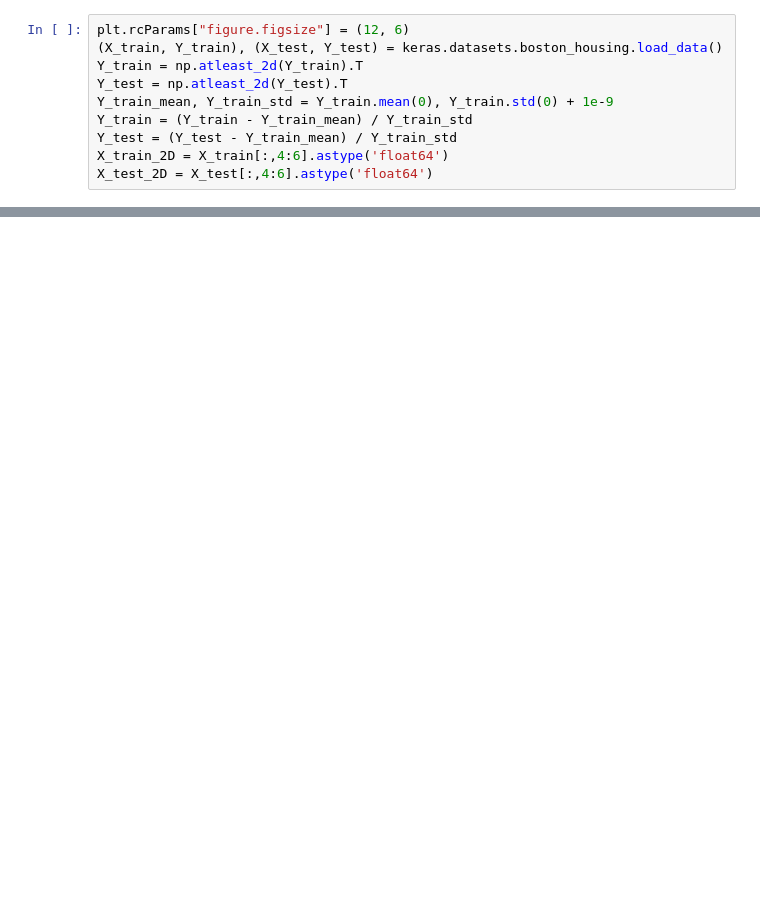
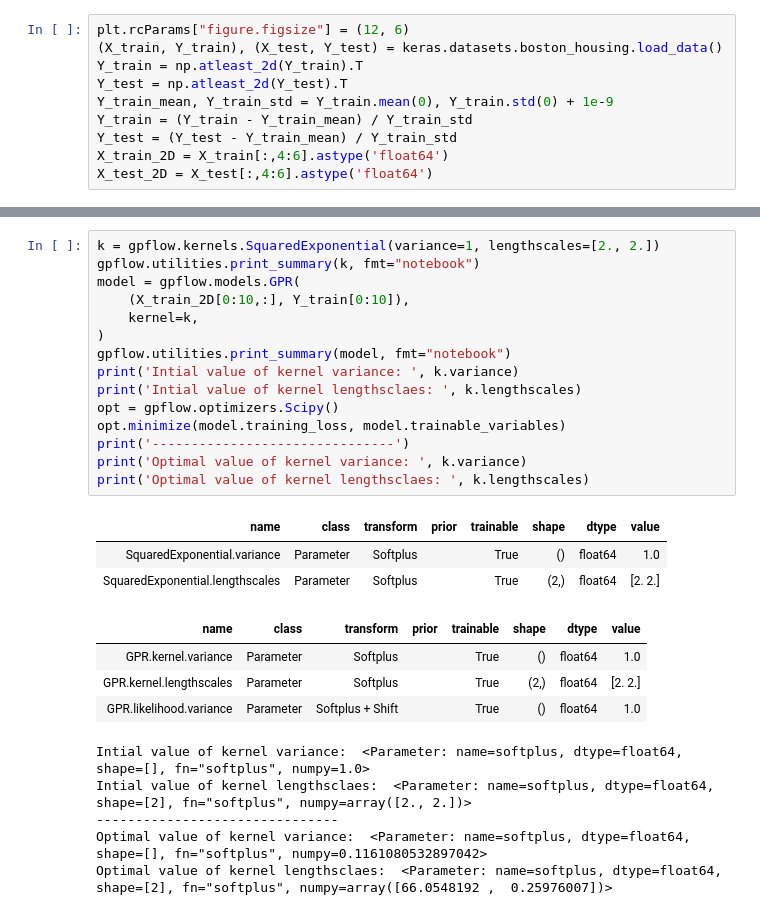
Before and after one commit to mattyred/BSGP_Automatic_Independence_Determination, a Jupyter notebook: kernel.ipynb, the cells around one changed output, grey strips where cells are left out. Drawn from its saved outputs; the diff is of its cells as text; blank space fills up the shorter version.

```diff
--- a/kernel.ipynb
+++ b/kernel.ipynb
@@ -136,0 +147,28 @@ ValueError: in user code:
+# %%
+k = gpflow.kernels.SquaredExponential(variance=1, lengthscales=[2., 2.])
+gpflow.utilities.print_summary(k, fmt="notebook")
+model = gpflow.models.GPR(
+    (X_train_2D[0:10,:], Y_train[0:10]),
+    kernel=k,
+)
+gpflow.utilities.print_summary(model, fmt="notebook")
+print('Intial value of kernel variance: ', k.variance)
+print('Intial value of kernel lengthsclaes: ', k.lengthscales)
+opt = gpflow.optimizers.Scipy()
+opt.minimize(model.training_loss, model.trainable_variables)
+print('-------------------------------')
+print('Optimal value of kernel variance: ', k.variance)
+print('Optimal value of kernel lengthsclaes: ', k.lengthscales)
+# %% [output]
+| name | class | transform | prior | trainable | shape | dtype | value |
+| SquaredExponential.variance | Parameter | Softplus |  | True | () | float64 | 1.0 |
+| SquaredExponential.lengthscales | Parameter | Softplus |  | True | (2,) | float64 | [2. 2.] |
+| name | class | transform | prior | trainable | shape | dtype | value |
+| GPR.kernel.variance | Parameter | Softplus |  | True | () | float64 | 1.0 |
+| GPR.kernel.lengthscales | Parameter | Softplus |  | True | (2,) | float64 | [2. 2.] |
+| GPR.likelihood.variance | Parameter | Softplus + Shift |  | True | () | float64 | 1.0 |
+Intial value of kernel variance:  <Parameter: name=softplus, dtype=float64, shape=[], fn="softplus", numpy=1.0>
+Intial value of kernel lengthsclaes:  <Parameter: name=softplus, dtype=float64, shape=[2], fn="softplus", numpy=array([2., 2.])>
+-------------------------------
+Optimal value of kernel variance:  <Parameter: name=softplus, dtype=float64, shape=[], fn="softplus", numpy=0.1161080532897042>
+Optimal value of kernel lengthsclaes:  <Parameter: name=softplus, dtype=float64, shape=[2], fn="softplus", numpy=array([66.0548192 ,  0.25976007])>
```
Also changed, not shown: parts of 6 cells of this notebook.
